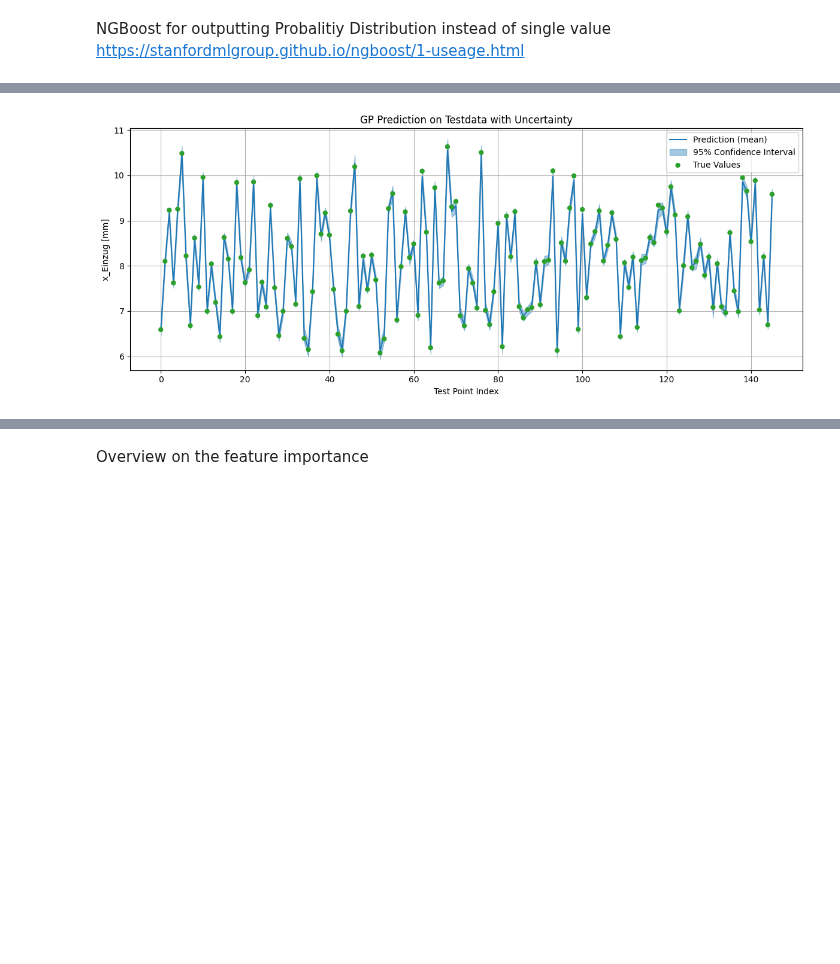
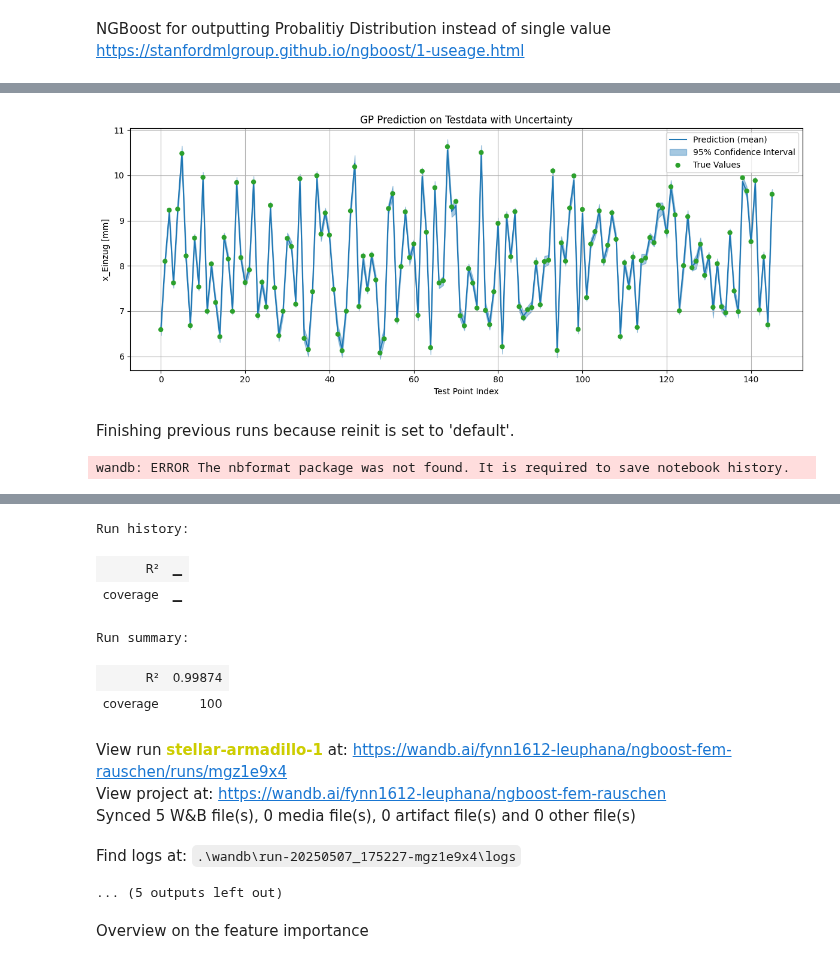
Before and after one commit to Fynn1612/Masterarbeit, a Jupyter notebook: models/NGBoost.ipynb, the cells around one changed output, grey strips where cells are left out. Saved outputs shown, nothing was run; the diff lists cells and outputs as text; code cells hidden in the pictures; blank space fills up the shorter version.

```diff
--- a/models/NGBoost.ipynb
+++ b/models/NGBoost.ipynb
@@ -44,6 +45,8 @@ from ngboost.distns import  Normal
 import numpy as np
 import matplotlib.pyplot as plt
 from sklearn.metrics import r2_score
+import wandb
+wandb.login()
 
 # first choice: normal distribution
 # default base learner is a depth 3 decision tree
@@ -88,7 +91,7 @@ coverage = np.mean(in_interval) * 100  # in percentage
 print(f"Coverage: {coverage:.2f}%")
 
 # Plotting the prediction with uncertainty and true values
-plt.figure(figsize=(12, 5))
+fig = plt.figure(figsize=(12, 5))
 x_axis = np.arange(len(y_test))
 
 # Plot predicted mean
@@ -109,4 +112,15 @@ plt.legend()
 plt.grid(True)
 plt.tight_layout()
 plt.show()
+wandb.init(project="ngboost-fem-rauschen", config={
+    "n_estimators": 400,
+    "learning_rate": 0.01,
+    "distribution": "Normal",
+    "score": "LogScore",
+    "early_stopping_rounds": 2,
+    })
+
+wandb.log({"coverage": coverage})
+wandb.log({"R²": r2_test})
+wandb.log({"confidence_interval_plot": wandb.Image(fig)})
 # %% [output]
@@ -120 +135,3 @@ Coverage: 100.00%
 [figure]
+Finishing previous runs because reinit is set to 'default'.
+wandb: ERROR The nbformat package was not found. It is required to save notebook history.
@@ -121,3 +139,14 @@ Coverage: 100.00%
+Run history:
+| R² | ▁ |
+| coverage | ▁ |
+Run summary:
+| R² | 0.99874 |
+| coverage | 100 |
+View run stellar-armadillo-1 at: https://wandb.ai/fynn1612-leuphana/ngboost-fem-rauschen/runs/mgz1e9x4
+View project at: https://wandb.ai/fynn1612-leuphana/ngboost-fem-rauschen
+Synced 5 W&B file(s), 0 media file(s), 0 artifact file(s) and 0 other file(s)
+Find logs at: .\wandb\run-20250507_175227-mgz1e9x4\logs
+... (5 outputs left out)
 # %% [markdown]
 Overview on the feature importance
 # %%
```
Also changed, not shown: parts of 2 cells of this notebook, 15 other files.
